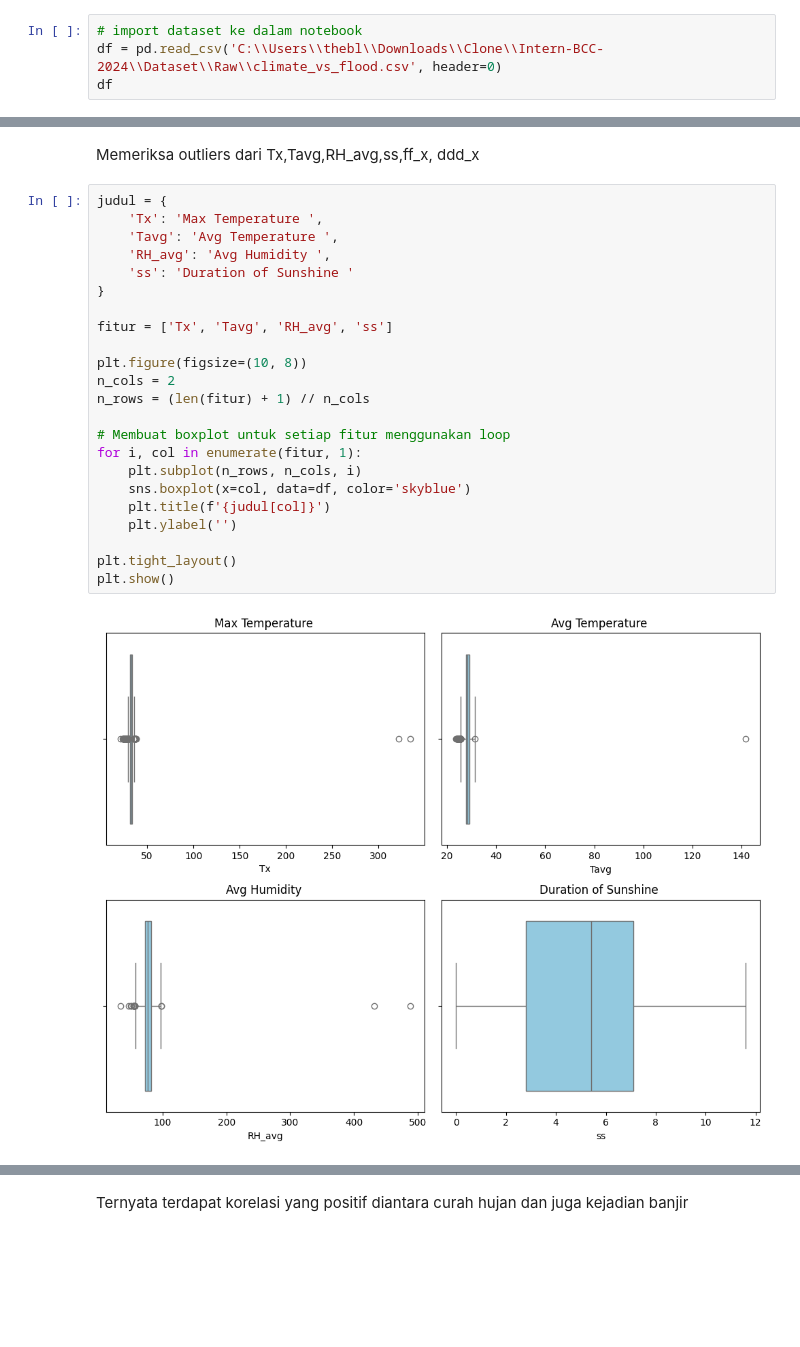
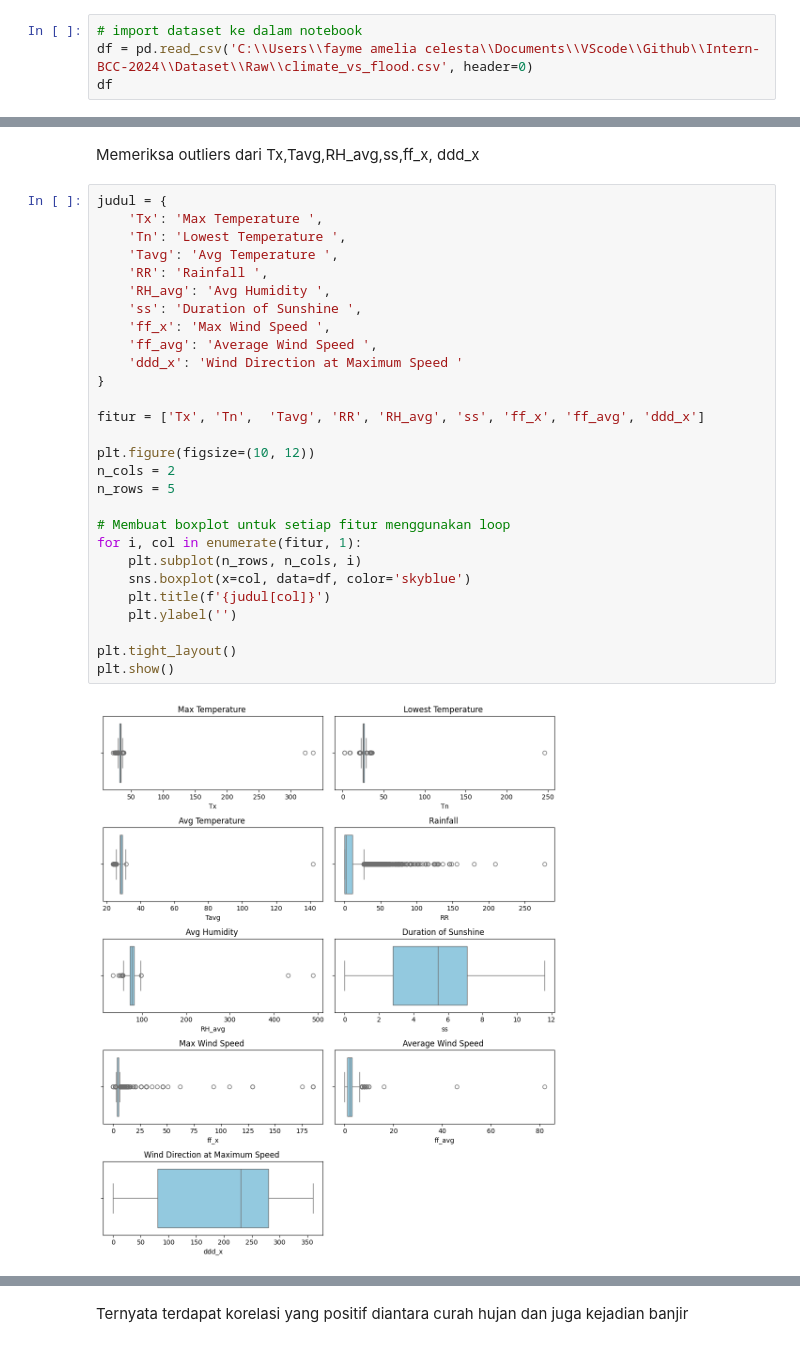
Before and after one commit to Fadhil-hi/Intern-BCC-2024, a Jupyter notebook: Code/first_EDA.ipynb, the cells around one changed output, grey strips where cells are left out. Cells and saved outputs as stored; diff of their text form; blank space fills up the shorter version.

Commit message:
Add More Documentation & Visualization

```diff
--- a/Code/first_EDA.ipynb
+++ b/Code/first_EDA.ipynb
@@ -7,6 +11,6 @@ import plotly.graph_objs as go
 # %%
 # import dataset ke dalam notebook
-df = pd.read_csv('C:\\Users\\thebl\\Downloads\\Clone\\Intern-BCC-2024\\Dataset\\Raw\\climate_vs_flood.csv', header=0)
+df = pd.read_csv('C:\\Users\\fayme amelia celesta\\Documents\\VScode\\Github\\Intern-BCC-2024\\Dataset\\Raw\\climate_vs_flood.csv', header=0)
 df
 # %% [output]
 |  | date | Tn | Tx | Tavg | RH_avg | RR | ss | ff_x | ddd_x | ff_avg | ddd_car | ... |
@@ -367,25 +309,30 @@ Memeriksa outliers dari Tx,Tavg,RH_avg,ss,ff_x, ddd_x
 # %%
 judul = {
     'Tx': 'Max Temperature ',
+    'Tn': 'Lowest Temperature ',
     'Tavg': 'Avg Temperature ',
+    'RR': 'Rainfall ',
     'RH_avg': 'Avg Humidity ',
-    'ss': 'Duration of Sunshine '
+    'ss': 'Duration of Sunshine ',
+    'ff_x': 'Max Wind Speed ',
+    'ff_avg': 'Average Wind Speed ',
+    'ddd_x': 'Wind Direction at Maximum Speed '
 }
 
-fitur = ['Tx', 'Tavg', 'RH_avg', 'ss']
+fitur = ['Tx', 'Tn',  'Tavg', 'RR', 'RH_avg', 'ss', 'ff_x', 'ff_avg', 'ddd_x']
 
-plt.figure(figsize=(10, 8))
+plt.figure(figsize=(10, 12))
 n_cols = 2
-n_rows = (len(fitur) + 1) // n_cols
+n_rows = 5
 
 # Membuat boxplot untuk setiap fitur menggunakan loop
 for i, col in enumerate(fitur, 1):
     plt.subplot(n_rows, n_cols, i)
     sns.boxplot(x=col, data=df, color='skyblue')
     plt.title(f'{judul[col]}')
     plt.ylabel('')
 
 plt.tight_layout()
 plt.show()
 # %% [output]
-[figure, old version]
+[figure, new version]
```
Also changed, not shown: parts of 72 cells of this notebook.
